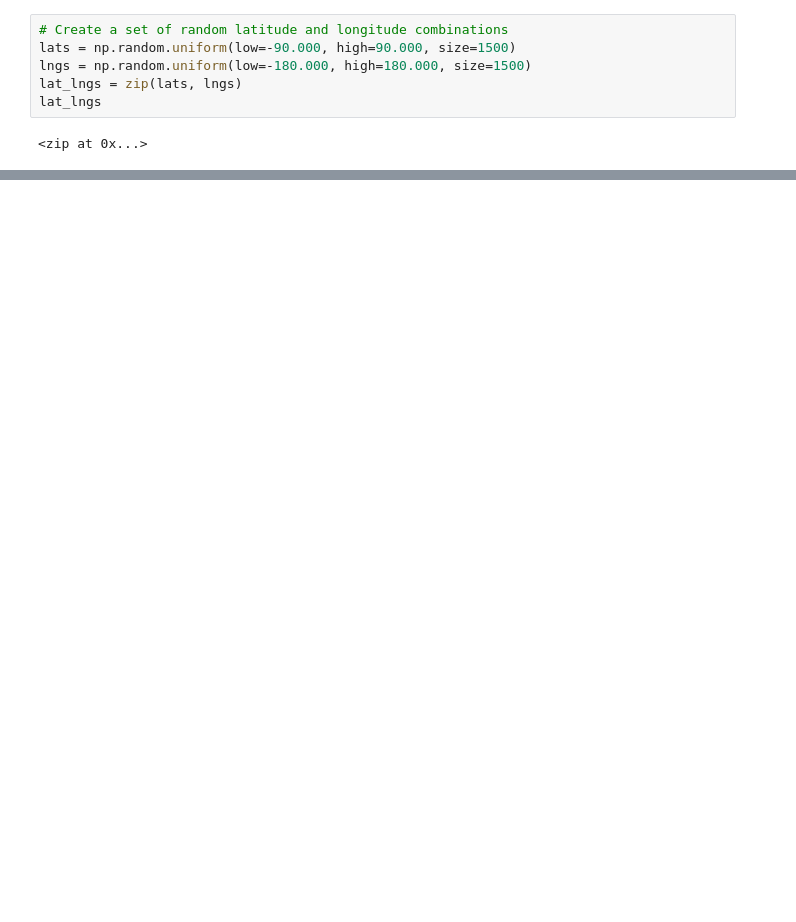
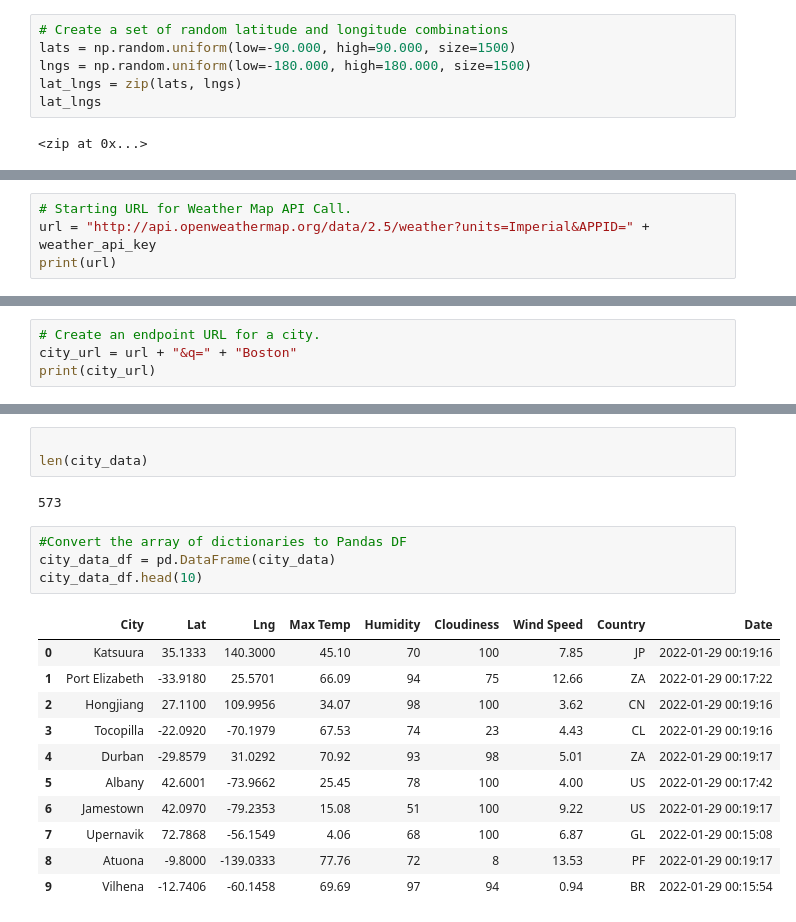
Before and after one commit to zwa004/World_Weather_Analysis, a Jupyter notebook: WeatherPy.ipynb, the cells around one changed output, grey strips where cells are left out. Drawn from its saved outputs; the diff is of its cells as text; blank space fills up the shorter version.

Commit message:
Updated gitignore, added weather_data.csv, updated WeatherPy

```diff
--- a/WeatherPy.ipynb
+++ b/WeatherPy.ipynb
@@ -36,0 +39,4 @@ len(cities)
+# %%
+# Starting URL for Weather Map API Call.
+url = "http://api.openweathermap.org/data/2.5/weather?units=Imperial&APPID=" + weather_api_key
+print(url)
@@ -36,0 +45,4 @@ len(cities)
+# %%
+# Create an endpoint URL for a city.
+city_url = url + "&q=" + "Boston"
+print(city_url)
@@ -36,0 +148,21 @@ len(cities)
+# %%
+
+len(city_data)
+# %% [output]
+573
+# %%
+#Convert the array of dictionaries to Pandas DF
+city_data_df = pd.DataFrame(city_data)
+city_data_df.head(10)
+# %% [output]
+|  | City | Lat | Lng | Max Temp | Humidity | Cloudiness | Wind Speed | Country | Date |
+| 0 | Katsuura | 35.1333 | 140.3000 | 45.10 | 70 | 100 | 7.85 | JP | 2022-01-29 00:19:16 |
+| 1 | Port Elizabeth | -33.9180 | 25.5701 | 66.09 | 94 | 75 | 12.66 | ZA | 2022-01-29 00:17:22 |
+| 2 | Hongjiang | 27.1100 | 109.9956 | 34.07 | 98 | 100 | 3.62 | CN | 2022-01-29 00:19:16 |
+| 3 | Tocopilla | -22.0920 | -70.1979 | 67.53 | 74 | 23 | 4.43 | CL | 2022-01-29 00:19:16 |
+| 4 | Durban | -29.8579 | 31.0292 | 70.92 | 93 | 98 | 5.01 | ZA | 2022-01-29 00:19:17 |
+| 5 | Albany | 42.6001 | -73.9662 | 25.45 | 78 | 100 | 4.00 | US | 2022-01-29 00:17:42 |
+| 6 | Jamestown | 42.0970 | -79.2353 | 15.08 | 51 | 100 | 9.22 | US | 2022-01-29 00:19:17 |
+| 7 | Upernavik | 72.7868 | -56.1549 | 4.06 | 68 | 100 | 6.87 | GL | 2022-01-29 00:15:08 |
+| 8 | Atuona | -9.8000 | -139.0333 | 77.76 | 72 | 8 | 13.53 | PF | 2022-01-29 00:19:17 |
+| 9 | Vilhena | -12.7406 | -60.1458 | 69.69 | 97 | 94 | 0.94 | BR | 2022-01-29 00:15:54 |
```
Also changed, not shown: parts of 9 cells of this notebook, 2 other files.
